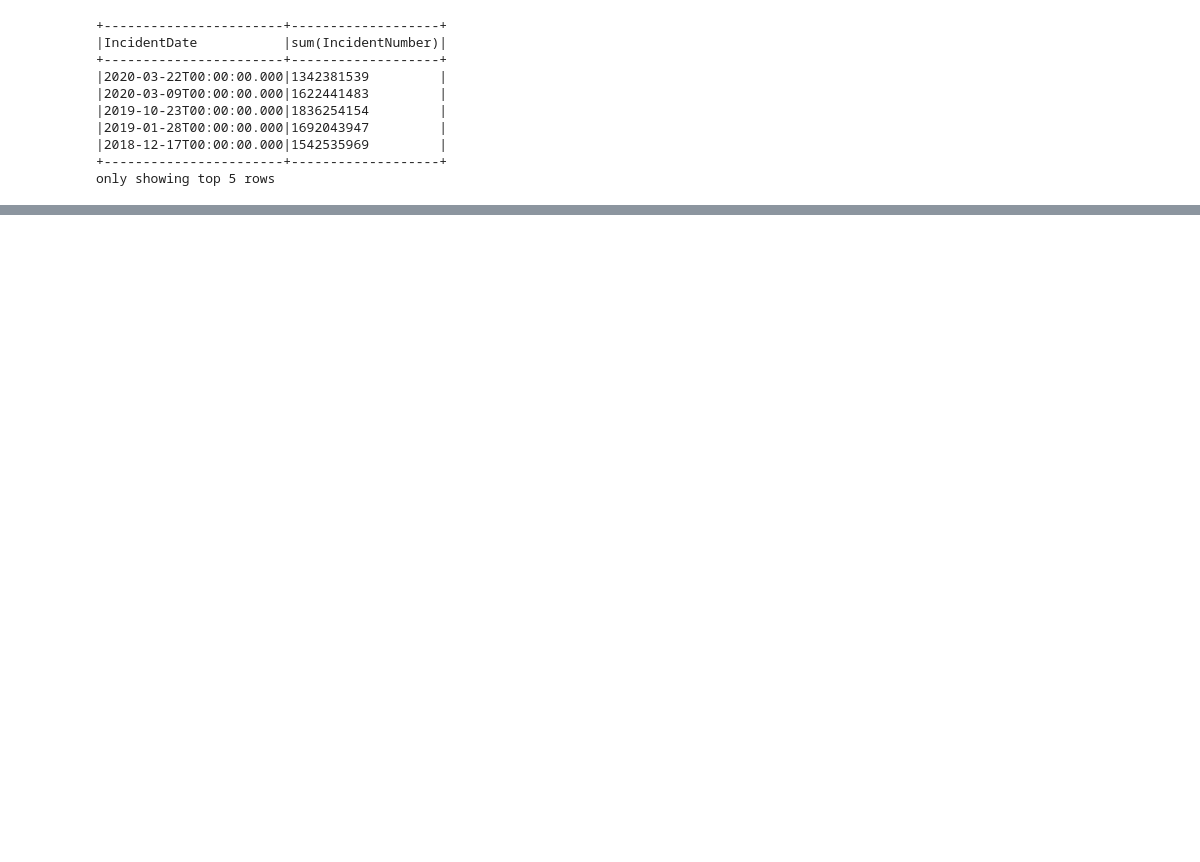
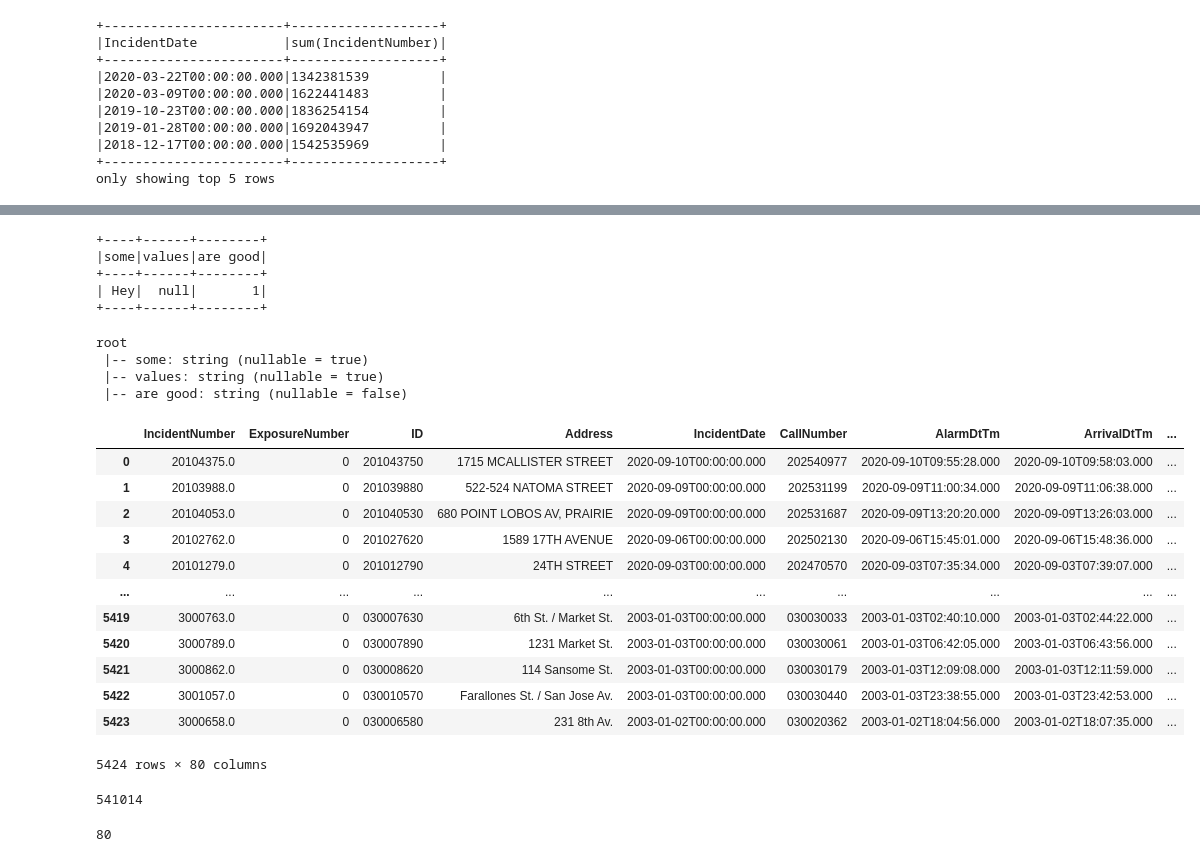
Before and after one commit to ramsaikarthik/PythonPrograms, a Jupyter notebook: VSCode/JupyterNotebook.ipynb, the cells around one changed output, grey strips where cells are left out. Saved outputs shown, nothing was run; the diff lists cells and outputs as text; code cells hidden in the pictures; blank space fills up the shorter version.

```diff
--- a/VSCode/JupyterNotebook.ipynb
+++ b/VSCode/JupyterNotebook.ipynb
@@ -66,0 +101,50 @@ only showing top 5 rows
+# %%
+myManualSchema = StructType([
+    StructField("some", StringType(), True),
+    StructField("values", StringType(), True),
+    StructField("are good", StringType(), False)
+])
+
+myRow = Row("Hey",None,1)
+myDataFrame = spark.createDataFrame([myRow], schema = myManualSchema)
+myDataFrame.show()
+# %% [output]
++----+------+--------+
+|some|values|are good|
++----+------+--------+
+| Hey|  null|       1|
++----+------+--------+
+# %%
+myDataFrame.printSchema()
+# %% [output]
+root
+ |-- some: string (nullable = true)
+ |-- values: string (nullable = true)
+ |-- are good: string (nullable = false)
+# %%
+seed = 5
+withReplacement = False
+fraction = 0.01
+dataFrame.sample(withReplacement, fraction, seed).toPandas()
+# %% [output]
+|  | IncidentNumber | ExposureNumber | ID | Address | IncidentDate | CallNumber | AlarmDtTm | ArrivalDtTm | ... |
+| 0 | 20104375.0 | 0 | 201043750 | 1715 MCALLISTER STREET | 2020-09-10T00:00:00.000 | 202540977 | 2020-09-10T09:55:28.000 | 2020-09-10T09:58:03.000 | ... |
+| 1 | 20103988.0 | 0 | 201039880 | 522-524 NATOMA STREET | 2020-09-09T00:00:00.000 | 202531199 | 2020-09-09T11:00:34.000 | 2020-09-09T11:06:38.000 | ... |
+| 2 | 20104053.0 | 0 | 201040530 | 680 POINT LOBOS AV, PRAIRIE | 2020-09-09T00:00:00.000 | 202531687 | 2020-09-09T13:20:20.000 | 2020-09-09T13:26:03.000 | ... |
+| 3 | 20102762.0 | 0 | 201027620 | 1589 17TH AVENUE | 2020-09-06T00:00:00.000 | 202502130 | 2020-09-06T15:45:01.000 | 2020-09-06T15:48:36.000 | ... |
+| 4 | 20101279.0 | 0 | 201012790 | 24TH STREET | 2020-09-03T00:00:00.000 | 202470570 | 2020-09-03T07:35:34.000 | 2020-09-03T07:39:07.000 | ... |
+| ... | ... | ... | ... | ... | ... | ... | ... | ... | ... |
+| 5419 | 3000763.0 | 0 | 030007630 | 6th St. / Market St. | 2003-01-03T00:00:00.000 | 030030033 | 2003-01-03T02:40:10.000 | 2003-01-03T02:44:22.000 | ... |
+| 5420 | 3000789.0 | 0 | 030007890 | 1231 Market St. | 2003-01-03T00:00:00.000 | 030030061 | 2003-01-03T06:42:05.000 | 2003-01-03T06:43:56.000 | ... |
+| 5421 | 3000862.0 | 0 | 030008620 | 114 Sansome St. | 2003-01-03T00:00:00.000 | 030030179 | 2003-01-03T12:09:08.000 | 2003-01-03T12:11:59.000 | ... |
+| 5422 | 3001057.0 | 0 | 030010570 | Farallones St. / San Jose Av. | 2003-01-03T00:00:00.000 | 030030440 | 2003-01-03T23:38:55.000 | 2003-01-03T23:42:53.000 | ... |
+| 5423 | 3000658.0 | 0 | 030006580 | 231 8th Av. | 2003-01-02T00:00:00.000 | 030020362 | 2003-01-02T18:04:56.000 | 2003-01-02T18:07:35.000 | ... |
+5424 rows × 80 columns
+# %%
+dataFrame.count()
+# %% [output]
+541014
+# %%
+len(dataFrame.columns)
+# %% [output]
+80
```
Also changed, not shown: parts of 30 cells of this notebook, 4 other files.
